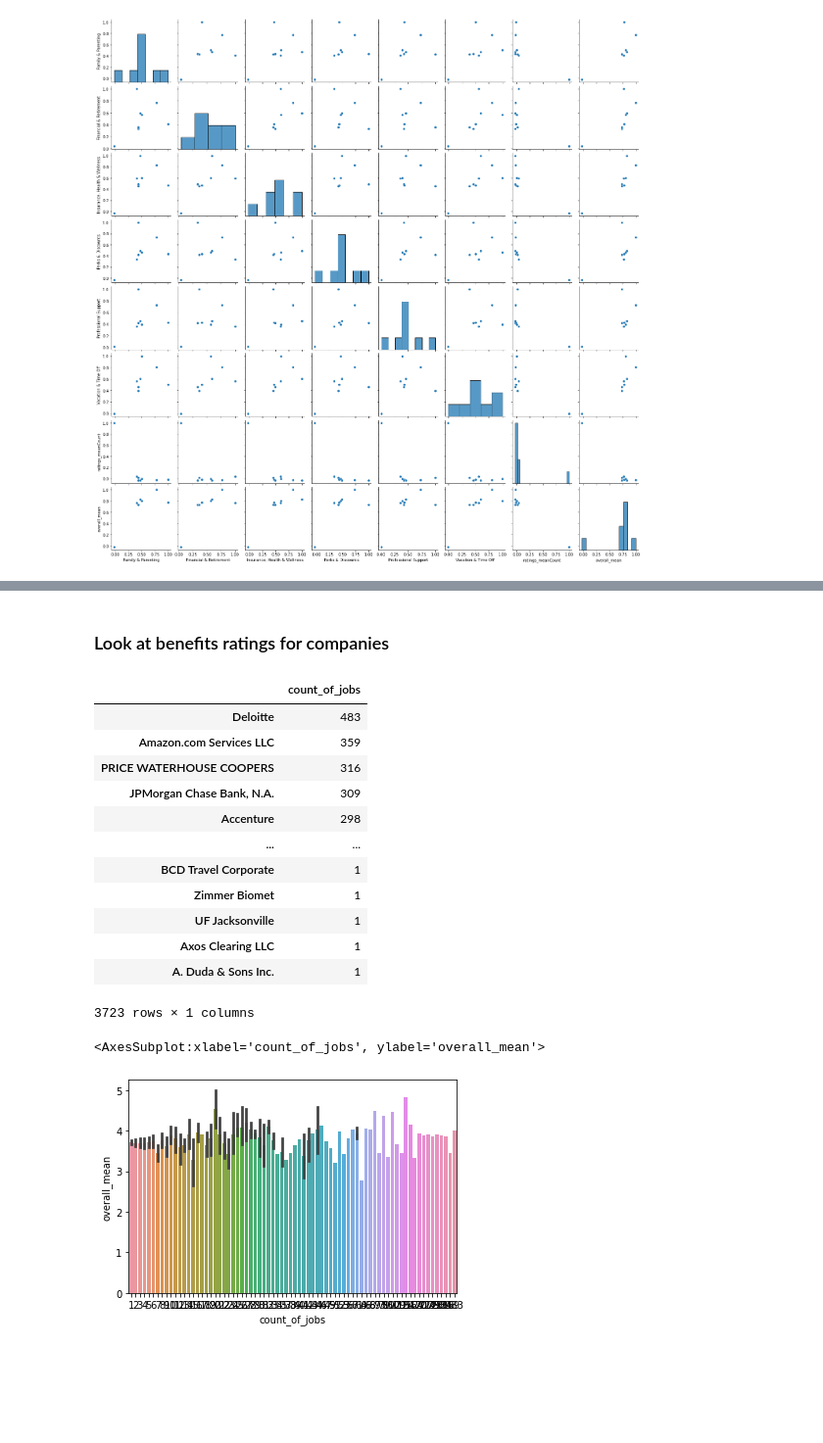
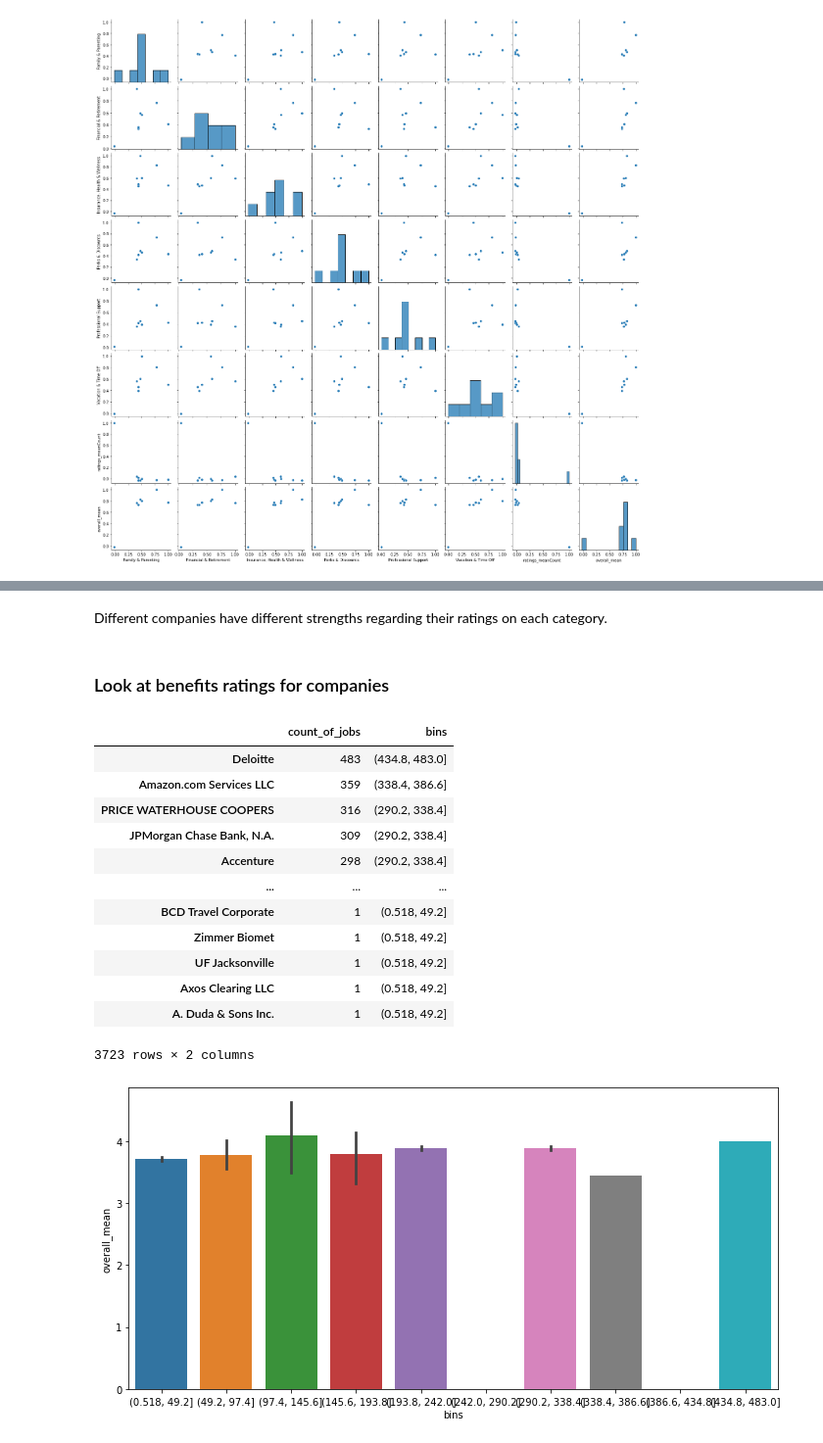
Before and after one commit to molieriAC/DSTools1_FinalProject, a Jupyter notebook: IndeedGlassdoorData.ipynb, the cells around one changed output, grey strips where cells are left out. Shown at 98% size. Saved outputs shown, nothing was run; the diff lists cells and outputs as text; code cells hidden in the pictures; blank space fills up the shorter version.

```diff
--- a/IndeedGlassdoorData.ipynb
+++ b/IndeedGlassdoorData.ipynb
@@ -88,6 +201,7 @@ glassdoor_df['count_of_ratings'] = glassdoor_df['count_of_ratings'].str.extract(
 # %%
 # get overall benefits scores
-scaleScores = glassdoor_df.groupby(['companies', 'new_type']).apply(lambda x: (x["rating"].astype(float)* x["count_of_ratings"].astype(int)).sum() / x["count_of_ratings"].astype(int).sum())
+
+scaleScores = glassdoor_df.groupby(['companies', 'new_type']).apply(lambda x: (x["rating"]* x["count_of_ratings"]).sum() / x["count_of_ratings"].sum())
 
 scaleScores.head(5)
 # %% [output]
@@ -100,7 +214,7 @@ companies        new_type
 dtype: float64
 # %%
 # get mean count of ratings
-countScore = glassdoor_df.groupby(['companies']).apply(lambda x: (x["count_of_ratings"].astype(int)).mean())
+countScore = glassdoor_df.groupby(['companies']).apply(lambda x: (x["count_of_ratings"]).mean())
 
 countScore.head(5)
 # %% [output]
@@ -208,34 +358,40 @@ plt.show()
+# %% [markdown]
+Different companies have different strengths regarding their ratings on each category.
 # %% [markdown]
 ### Look at benefits ratings for companies
 # %%
 # By companies with the most job postings
 
 compCounts = indeed_df['company_name'].value_counts().to_frame()
-
 compCounts.columns = ['count_of_jobs']
 
+# Create groups for the job counts
+compCounts['bins'] = pd.cut(compCounts['count_of_jobs'], bins=10)
+
 compCounts
 # %% [output]
-|  | count_of_jobs |
-| Deloitte | 483 |
-| Amazon.com Services LLC | 359 |
-| PRICE WATERHOUSE COOPERS | 316 |
-| JPMorgan Chase Bank, N.A. | 309 |
-| Accenture | 298 |
-| ... | ... |
-| BCD Travel Corporate | 1 |
-| Zimmer Biomet | 1 |
-| UF Jacksonville | 1 |
-| Axos Clearing LLC | 1 |
-| A. Duda & Sons Inc. | 1 |
+|  | count_of_jobs | bins |
+| Deloitte | 483 | (434.8, 483.0] |
+| Amazon.com Services LLC | 359 | (338.4, 386.6] |
+| PRICE WATERHOUSE COOPERS | 316 | (290.2, 338.4] |
+| JPMorgan Chase Bank, N.A. | 309 | (290.2, 338.4] |
+| Accenture | 298 | (290.2, 338.4] |
+| ... | ... | ... |
+| BCD Travel Corporate | 1 | (0.518, 49.2] |
+| Zimmer Biomet | 1 | (0.518, 49.2] |
+| UF Jacksonville | 1 | (0.518, 49.2] |
+| Axos Clearing LLC | 1 | (0.518, 49.2] |
+| A. Duda & Sons Inc. | 1 | (0.518, 49.2] |
-3723 rows × 1 columns
+3723 rows × 2 columns
-# %%
-scaleScore_df = scaleScore_df.merge(compCounts, how='left', left_on='companies', right_on=compCounts.index)
 # %%
 # See if companies with more job openings have better or worse overall ratings
-sns.barplot(x='count_of_jobs', y='overall_mean', data=scaleScore_df)
 
-# No major differences
+openings_df = scaleScore_df.merge(compCounts, how='left', left_on='companies', right_on=compCounts.index)
+
+fig, ax = plt.subplots(figsize=(10, 5))
+sns.barplot(x='bins', y='overall_mean', data=openings_df)
+
+plt.tight_layout()
+plt.show()
 # %% [output]
-<AxesSubplot:xlabel='count_of_jobs', ylabel='overall_mean'>
-[figure, old version]
+[figure, new version]
```
Also changed, not shown: parts of 29 cells of this notebook.
